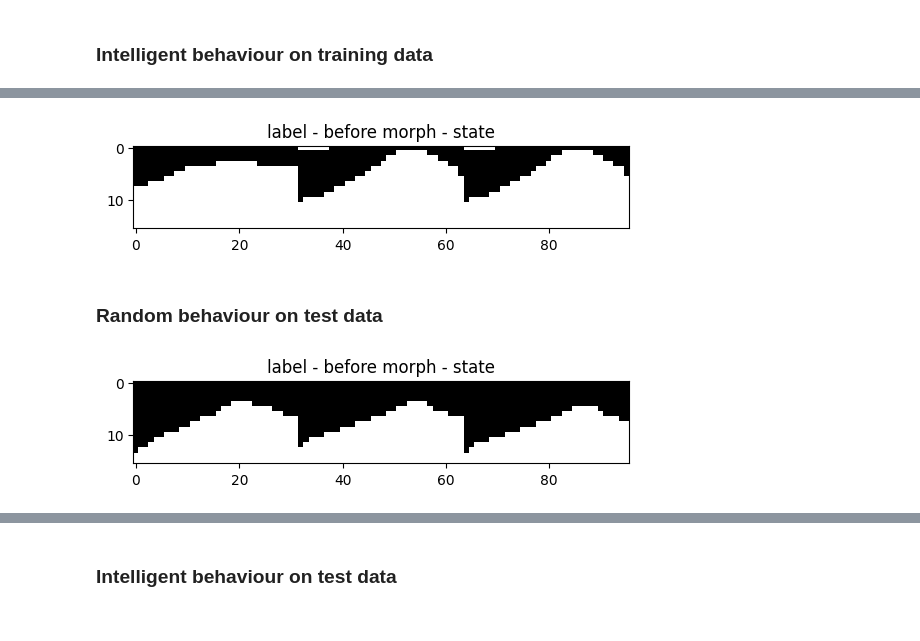
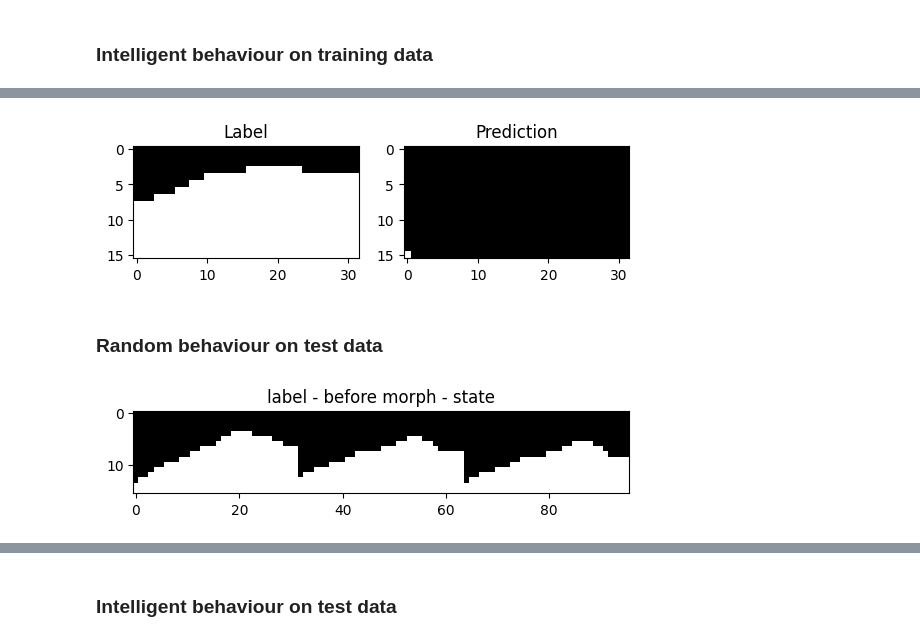
Before and after one commit to jtbuter/leiden-university-irp, a Jupyter notebook: notebooks/Visualize behavior.ipynb, the cells around one changed output, grey strips where cells are left out. Saved outputs shown, nothing was run; the diff lists cells and outputs as text; code cells hidden in the pictures.

```diff
--- a/notebooks/Visualize behavior.ipynb
+++ b/notebooks/Visualize behavior.ipynb
@@ -23,6 +38,6 @@ model_id = 1
 # %%
 # Extract the meta-data associated with the model we'll use
-experiment = np.load(f'../irp/results/sahba2008/meta_{model_id}.npy', allow_pickle=True).item()['experiment']
+experiment = np.load(f'../irp/results/{model_folder}/meta_{model_id}.npy', allow_pickle=True).item()['experiment']
 # Load the images we'll use
 data = utils.make_sample_label(experiment['train_image_path'], experiment['test_image_path'])
 # Only use the train images
@@ -35,13 +50,13 @@ values = ['num_thresholds', 'vjs', 'lows', 'highs', 'bins', 'episode_length']
 num_thresholds, vjs, lows, highs, bins, episode_length = [experiment[key] for key in values]
 # %%
 # Initialize the train and evaluation environments
-env = utils.setup_environment(train_image, train_label, num_thresholds, vjs, lows, highs, bins, episode_length)
-eval_env = utils.setup_environment(test_image, test_label, num_thresholds, vjs, lows, highs, bins, episode_length)
+env = utils.setup_environment(train_image, train_label, num_thresholds, vjs, lows, highs, bins, episode_length, env_cls=Sahba2008RangedDeterministicEnv)
+eval_env = utils.setup_environment(test_image, test_label, num_thresholds, vjs, lows, highs, bins, episode_length, env_cls=Sahba2008RangedDeterministicEnv)
 # %% [markdown]
 ### Load the model
 # %%
 # Create the path to the model
-model_path = f'../irp/results/sahba2008/model_{model_id}'
+model_path = f'../irp/results/{model_folder}/model_{model_id}'
 # Load the model
 model = Q.load(model_path, env)
 # %% [markdown]
@@ -64,4 +79,5 @@ env.render()
 # %%
 # Reset the environment and show a rendering of it
 s = env.reset(); env.render()
+s_ = copy.deepcopy(s)
 # %% [output]
@@ -70,19 +86,19 @@ s = env.reset(); env.render()
 s = s_
 # %%
 a = model.predict(s, deterministic=True)
-s_, r, d, i = env.step(a)
-s = s_
+sp, r, d, i = env.step(a)
+s = sp
 
 env.render()
 # %% [output]
-[figure, old version]
+[figure, new version]
 # %% [markdown]
 ### Random behaviour on test data
 # %%
 # Reset the environment and show a rendering of it
 s = eval_env.reset(); eval_env.render()
 # %% [output]
-[figure, old version]
+[figure, new version]
 # %%
 # Select random actions and perform them
 a = eval_env.action_space.sample(); eval_env.step(a)
```
Also changed, not shown: parts of 11 cells of this notebook, 13 other files.
